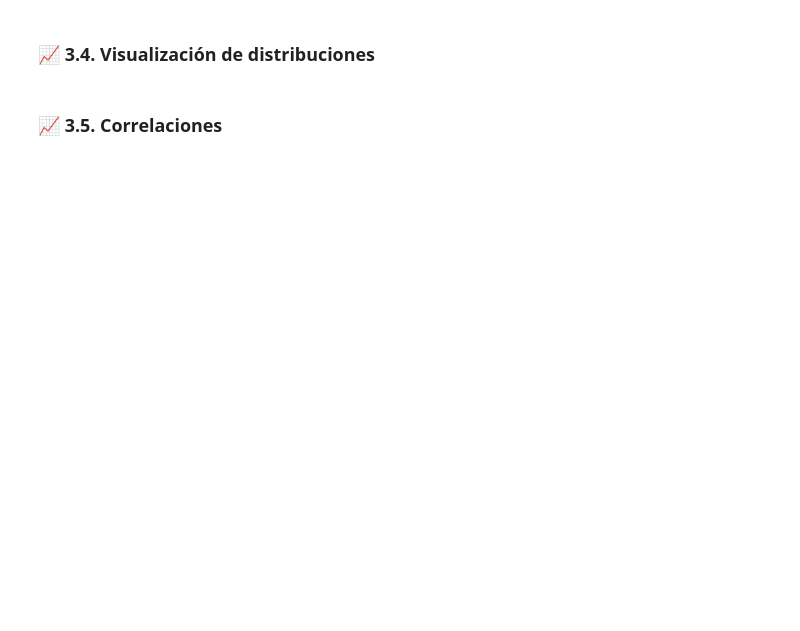
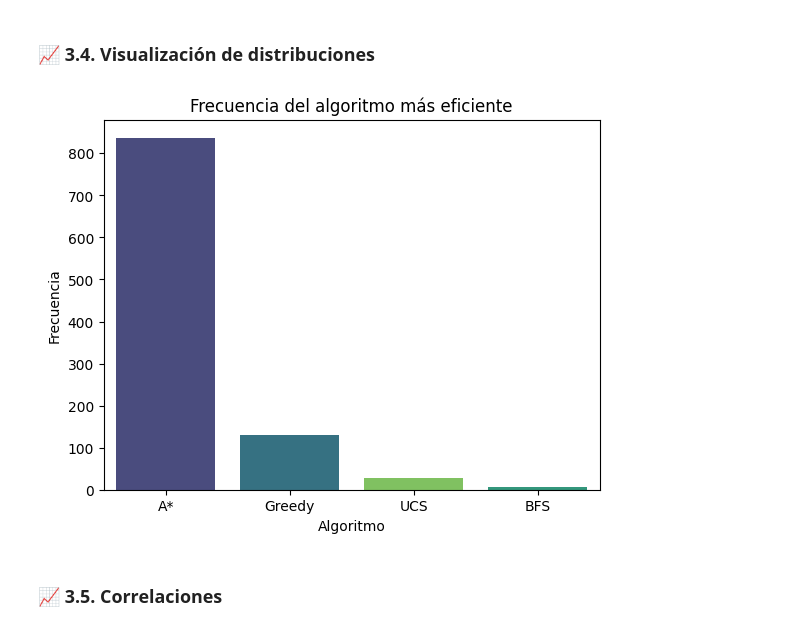
Before and after one commit to andres-garcia-alves/issd-dsia, a Jupyter notebook: Proyecto-Final/Notebook.ipynb, the cells around one changed output. Saved outputs shown, nothing was run; the diff lists cells and outputs as text; code cells hidden in the pictures; blank space fills up the shorter version.

```diff
--- a/Proyecto-Final/Notebook.ipynb
+++ b/Proyecto-Final/Notebook.ipynb
@@ -506,9 +595,17 @@ print("Tamaño sin nulos:", df.shape)
 # %% [markdown]
 ### 📈 3.4. Visualización de distribuciones
 # %%
-sns.countplot(data=df, x="mejor_alg", palette="viridis", hue="mejor_alg")
+# el orden de mayor a menor frecuencia
+orden = df["mejor_alg"].value_counts().index
+
+# graficar
+sns.countplot(data=df, x="mejor_alg", order=orden, palette="viridis", hue="mejor_alg")
 plt.title("Frecuencia del algoritmo más eficiente")
+plt.xlabel("Algoritmo")
+plt.ylabel("Frecuencia")
 plt.show()
+# %% [output]
+[figure, added]
 # %% [markdown]
 ### 📈 3.5. Correlaciones
 # %%
```
Also changed, not shown: parts of 39 cells of this notebook, 1 other file.
